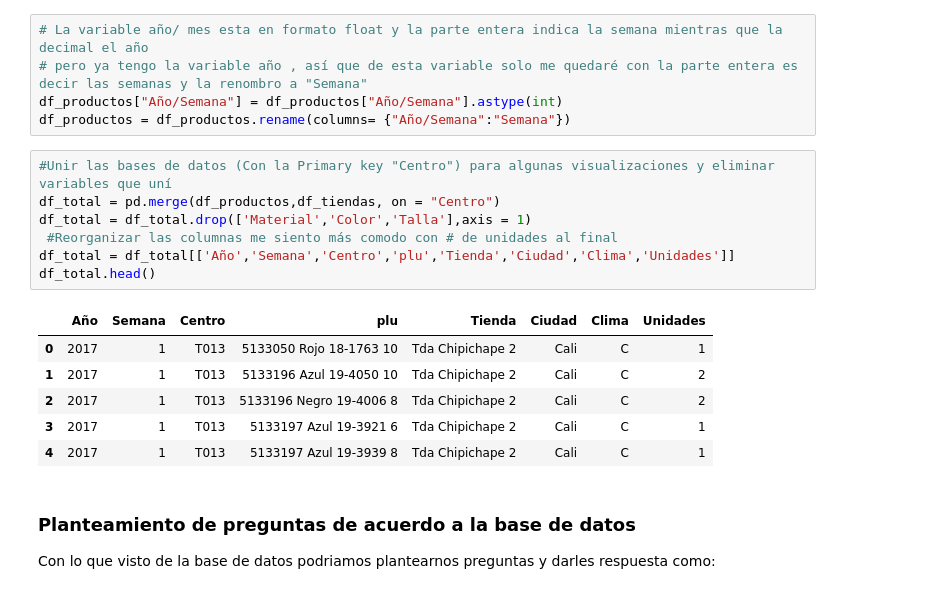
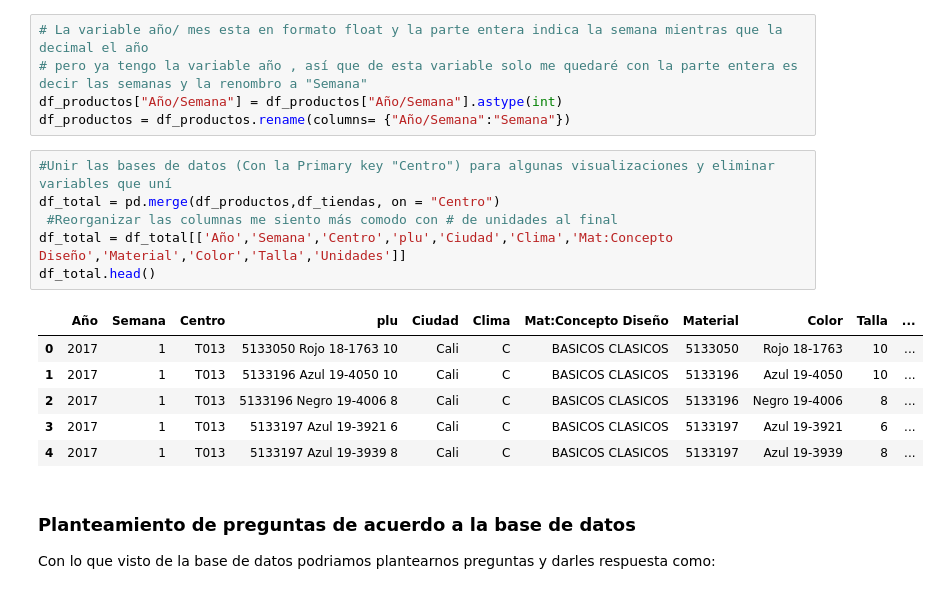
Before and after one commit to Eduarmma19/prueba_tecnica, a Jupyter notebook: Prueba_tecnica.ipynb, the cells around one changed output. Saved outputs shown, nothing was run; the diff lists cells and outputs as text.

```diff
--- a/Prueba_tecnica.ipynb
+++ b/Prueba_tecnica.ipynb
@@ -147,17 +151,16 @@ df_productos = df_productos.rename(columns= {"Año/Semana":"Semana"})
 # %%
 #Unir las bases de datos (Con la Primary key "Centro") para algunas visualizaciones y eliminar variables que uní
 df_total = pd.merge(df_productos,df_tiendas, on = "Centro")
-df_total = df_total.drop(['Material','Color','Talla'],axis = 1)
  #Reorganizar las columnas me siento más comodo con # de unidades al final
-df_total = df_total[['Año','Semana','Centro','plu','Tienda','Ciudad','Clima','Unidades']]
+df_total = df_total[['Año','Semana','Centro','plu','Ciudad','Clima','Mat:Concepto Diseño','Material','Color','Talla','Unidades']]
 df_total.head()
 # %% [output]
-|  | Año | Semana | Centro | plu | Tienda | Ciudad | Clima | Unidades |
-| 0 | 2017 | 1 | T013 | 5133050 Rojo 18-1763 10 | Tda Chipichape 2 | Cali | C | 1 |
-| 1 | 2017 | 1 | T013 | 5133196 Azul 19-4050 10 | Tda Chipichape 2 | Cali | C | 2 |
-| 2 | 2017 | 1 | T013 | 5133196 Negro 19-4006 8 | Tda Chipichape 2 | Cali | C | 2 |
-| 3 | 2017 | 1 | T013 | 5133197 Azul 19-3921 6 | Tda Chipichape 2 | Cali | C | 1 |
-| 4 | 2017 | 1 | T013 | 5133197 Azul 19-3939 8 | Tda Chipichape 2 | Cali | C | 1 |
+|  | Año | Semana | Centro | plu | Ciudad | Clima | Mat:Concepto Diseño | Material | Color | Talla | ... |
+| 0 | 2017 | 1 | T013 | 5133050 Rojo 18-1763 10 | Cali | C | BASICOS CLASICOS | 5133050 | Rojo 18-1763 | 10 | ... |
+| 1 | 2017 | 1 | T013 | 5133196 Azul 19-4050 10 | Cali | C | BASICOS CLASICOS | 5133196 | Azul 19-4050 | 10 | ... |
+| 2 | 2017 | 1 | T013 | 5133196 Negro 19-4006 8 | Cali | C | BASICOS CLASICOS | 5133196 | Negro 19-4006 | 8 | ... |
+| 3 | 2017 | 1 | T013 | 5133197 Azul 19-3921 6 | Cali | C | BASICOS CLASICOS | 5133197 | Azul 19-3921 | 6 | ... |
+| 4 | 2017 | 1 | T013 | 5133197 Azul 19-3939 8 | Cali | C | BASICOS CLASICOS | 5133197 | Azul 19-3939 | 8 | ... |
 # %% [markdown]
 ### Planteamiento de preguntas de acuerdo a la base de datos
 Con lo que visto de la base de datos podriamos plantearnos preguntas y darles respuesta como:
```
Also changed, not shown: parts of 49 cells of this notebook.
